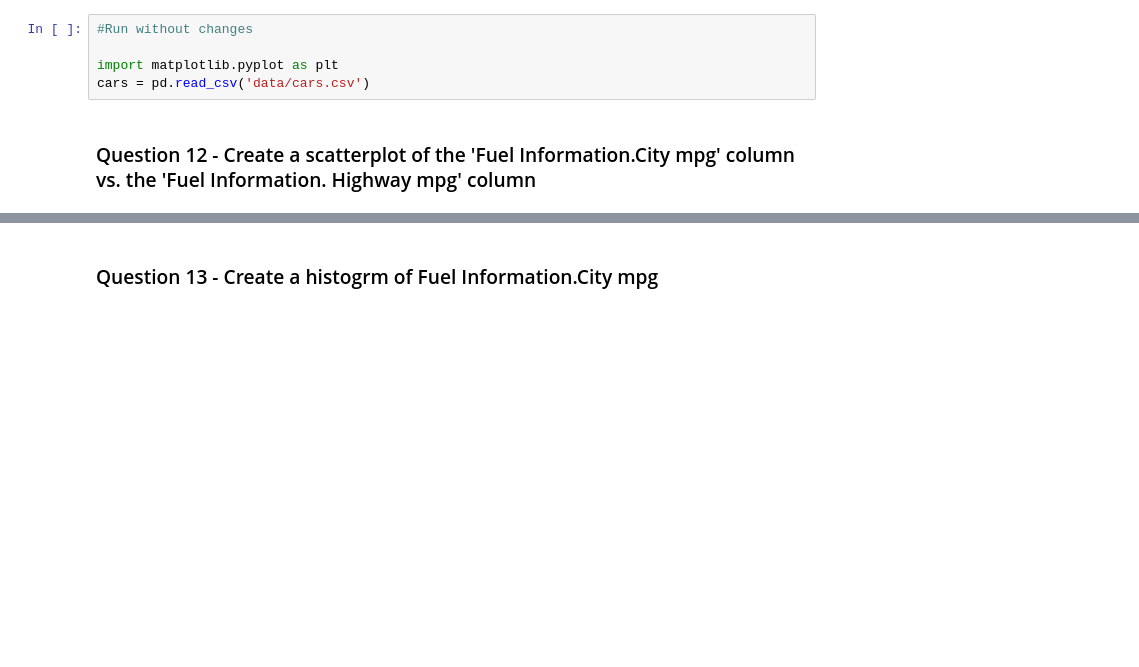
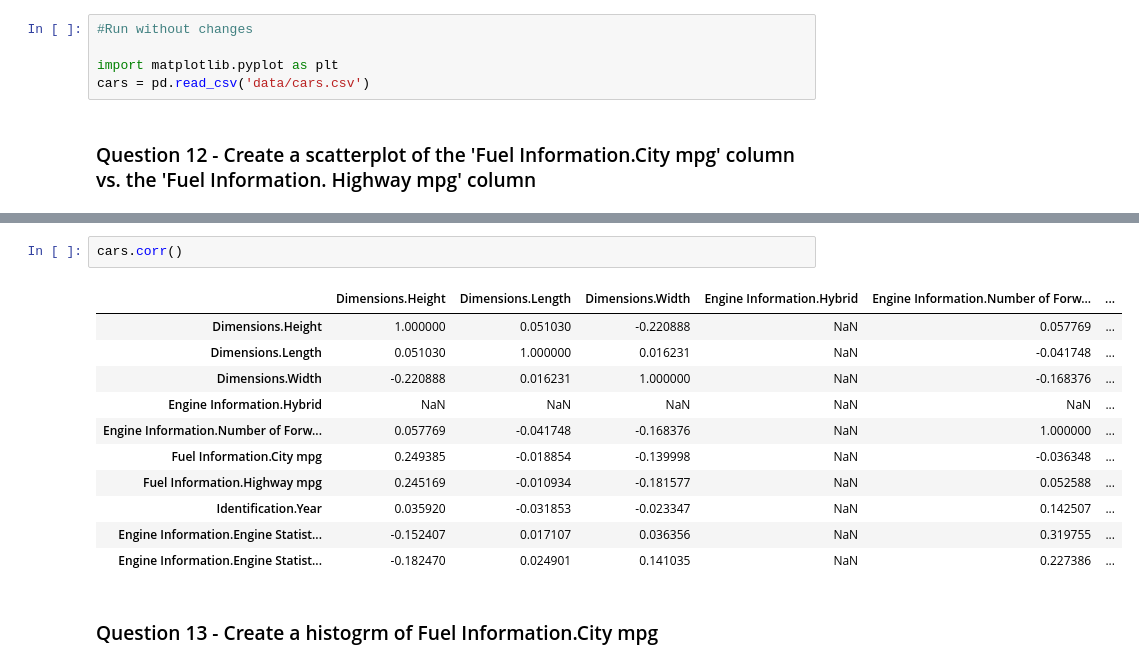
Before and after one commit to cjunhyuk/DS-Pre-Work-Review-, a Jupyter notebook: Pre-Work Review .ipynb, the cells around one changed output, grey strips where cells are left out. Cells and saved outputs as stored; diff of their text form; blank space fills up the shorter version.

```diff
--- a/Pre-Work Review .ipynb
+++ b/Pre-Work Review .ipynb
@@ -319,3 +373,17 @@ ax.scatter(x,y)
+# %%
+cars.corr()
+# %% [output]
+|  | Dimensions.Height | Dimensions.Length | Dimensions.Width | Engine Information.Hybrid | Engine Information.Number of Forw... | ... |
+| Dimensions.Height | 1.000000 | 0.051030 | -0.220888 | NaN | 0.057769 | ... |
+| Dimensions.Length | 0.051030 | 1.000000 | 0.016231 | NaN | -0.041748 | ... |
+| Dimensions.Width | -0.220888 | 0.016231 | 1.000000 | NaN | -0.168376 | ... |
+| Engine Information.Hybrid | NaN | NaN | NaN | NaN | NaN | ... |
+| Engine Information.Number of Forw... | 0.057769 | -0.041748 | -0.168376 | NaN | 1.000000 | ... |
+| Fuel Information.City mpg | 0.249385 | -0.018854 | -0.139998 | NaN | -0.036348 | ... |
+| Fuel Information.Highway mpg | 0.245169 | -0.010934 | -0.181577 | NaN | 0.052588 | ... |
+| Identification.Year | 0.035920 | -0.031853 | -0.023347 | NaN | 0.142507 | ... |
+| Engine Information.Engine Statist... | -0.152407 | 0.017107 | 0.036356 | NaN | 0.319755 | ... |
+| Engine Information.Engine Statist... | -0.182470 | 0.024901 | 0.141035 | NaN | 0.227386 | ... |
 # %% [markdown]
 ### Question 13 - Create a histogrm of Fuel Information.City mpg
 # %%
```
Also changed, not shown: parts of 5 cells of this notebook.
